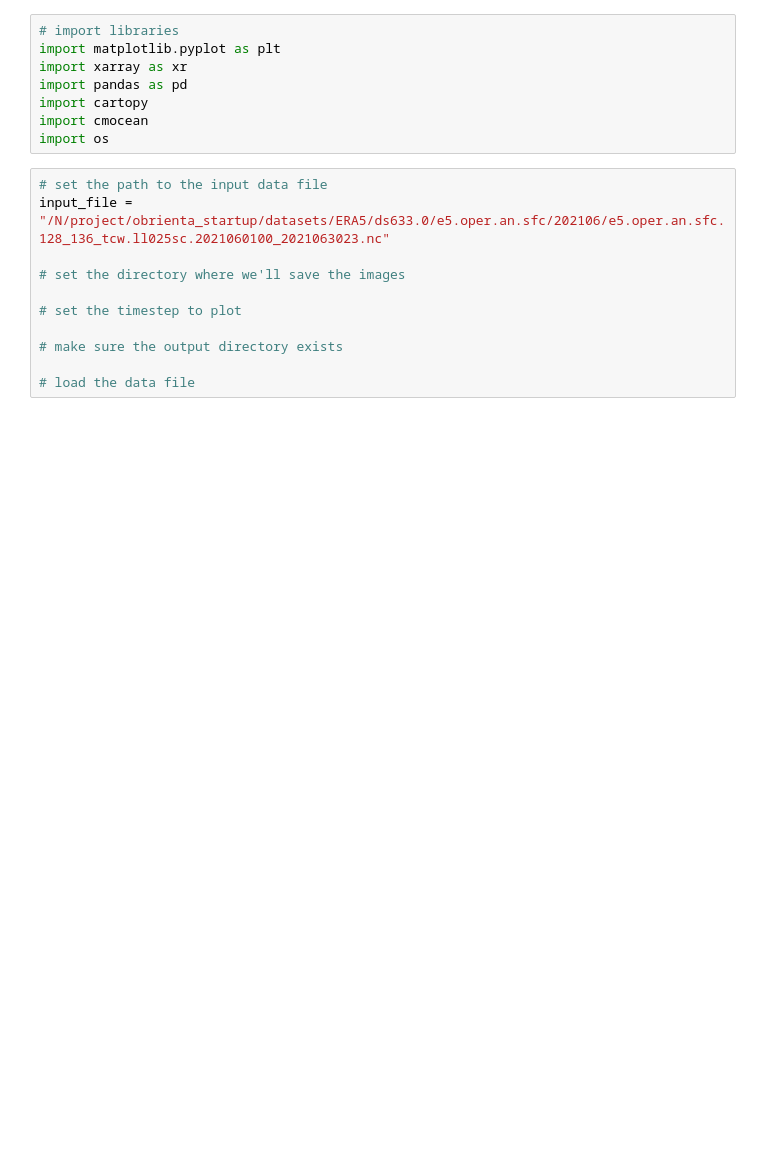
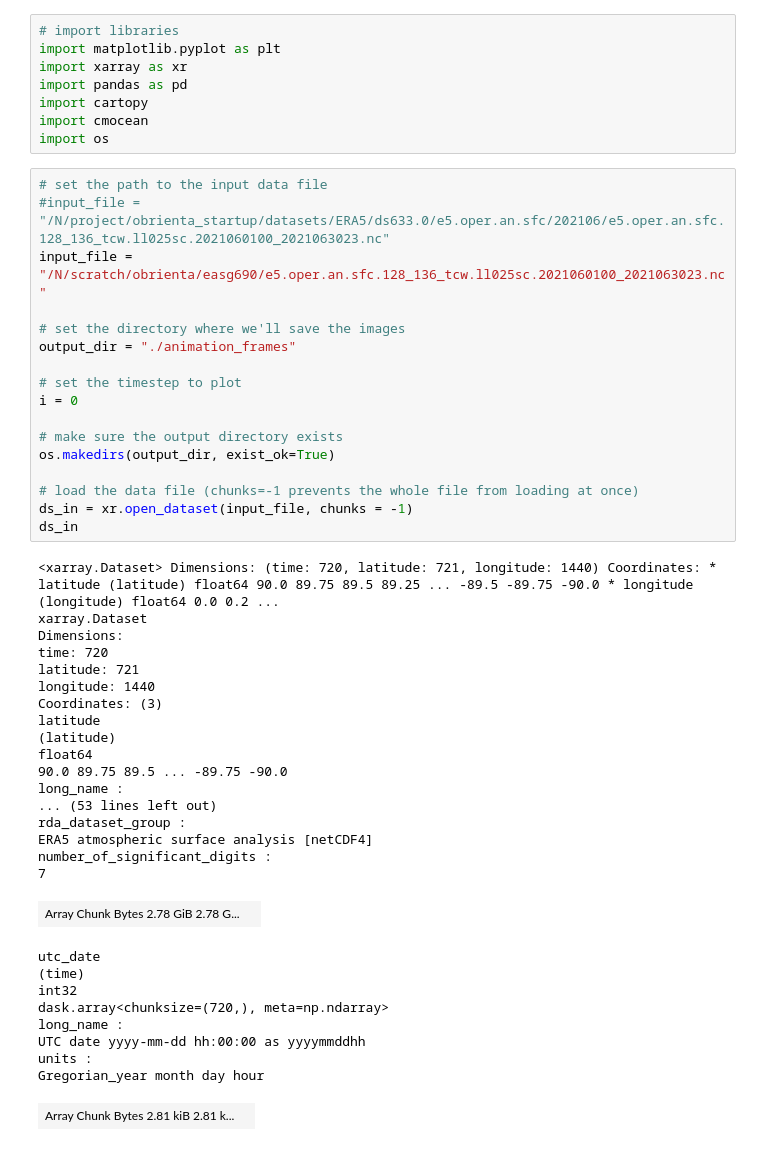
Before and after one commit to taobrienlbl/advanced_earth_science_data_analysis, a Jupyter notebook: lessons/09_parallelization_intro/in_class_solutions/09_workalong_02.1.ipynb, the cells around one changed output. Saved outputs shown, nothing was run; the diff lists cells and outputs as text; blank space fills up the shorter version.

```diff
--- a/lessons/09_parallelization_intro/in_class_solutions/09_workalong_02.1.ipynb
+++ b/lessons/09_parallelization_intro/in_class_solutions/09_workalong_02.1.ipynb
@@ -11,12 +11,46 @@ import cmocean
 import os
 # %%
 # set the path to the input data file
-input_file = "/N/project/obrienta_startup/datasets/ERA5/ds633.0/e5.oper.an.sfc/202106/e5.oper.an.sfc.128_136_tcw.ll025sc.2021060100_2021063023.nc"
+#input_file = "/N/project/obrienta_startup/datasets/ERA5/ds633.0/e5.oper.an.sfc/202106/e5.oper.an.sfc.128_136_tcw.ll025sc.2021060100_2021063023.nc"
+input_file = "/N/scratch/obrienta/easg690/e5.oper.an.sfc.128_136_tcw.ll025sc.2021060100_2021063023.nc"
 
 # set the directory where we'll save the images
+output_dir = "./animation_frames"
 
 # set the timestep to plot
+i = 0
 
 # make sure the output directory exists
+os.makedirs(output_dir, exist_ok=True)
 
-# load the data file
+# load the data file (chunks=-1 prevents the whole file from loading at once)
+ds_in = xr.open_dataset(input_file, chunks = -1)
+ds_in
+# %% [output]
+<xarray.Dataset> Dimensions: (time: 720, latitude: 721, longitude: 1440) Coordinates: * latitude (latitude) float64 90.0 89.75 89.5 89.25 ... -89.5 -89.75 -90.0 * longitude (longitude) float64 0.0 0.2 ...
+xarray.Dataset
+Dimensions:
+time: 720
+latitude: 721
+longitude: 1440
+Coordinates: (3)
+latitude
+(latitude)
+float64
+90.0 89.75 89.5 ... -89.75 -90.0
+long_name :
+... (53 lines left out)
+rda_dataset_group :
+ERA5 atmospheric surface analysis [netCDF4]
+number_of_significant_digits :
+7
+| Array Chunk Bytes 2.78 GiB 2.78 G... |  |
+utc_date
+(time)
+int32
+dask.array<chunksize=(720,), meta=np.ndarray>
+long_name :
+UTC date yyyy-mm-dd hh:00:00 as yyyymmddhh
+units :
+Gregorian_year month day hour
+| Array Chunk Bytes 2.81 kiB 2.81 k... |  |
```
Also changed, not shown: parts of 5 cells of this notebook, 6 other files.
